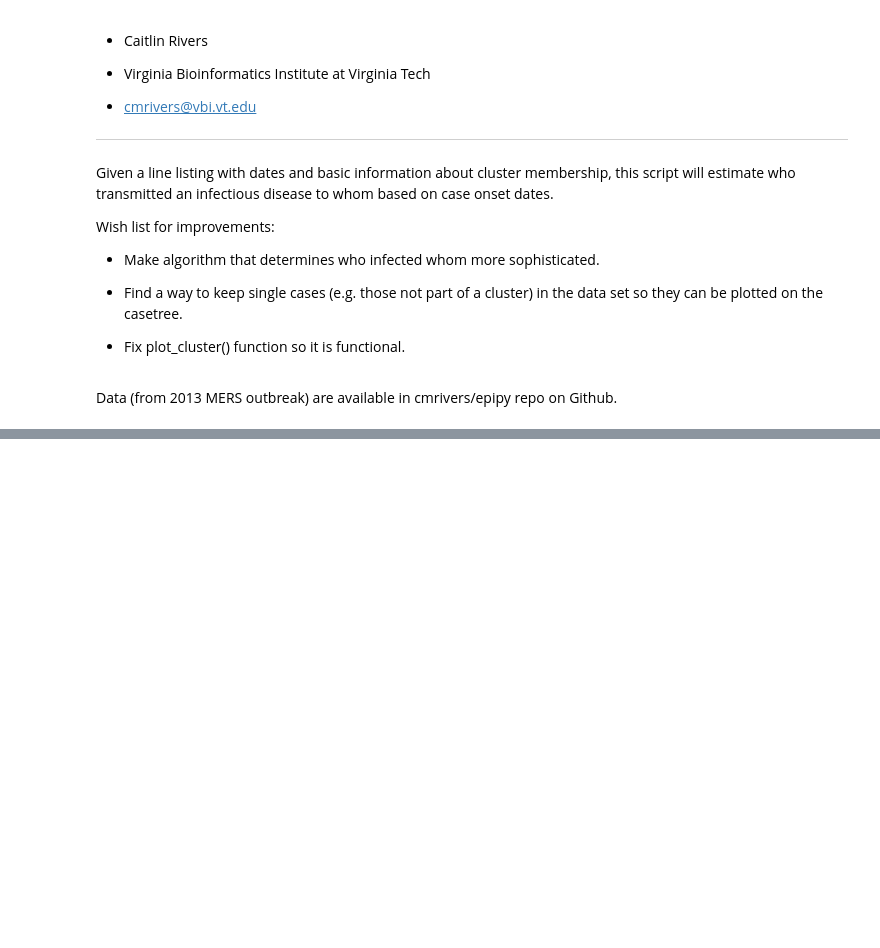
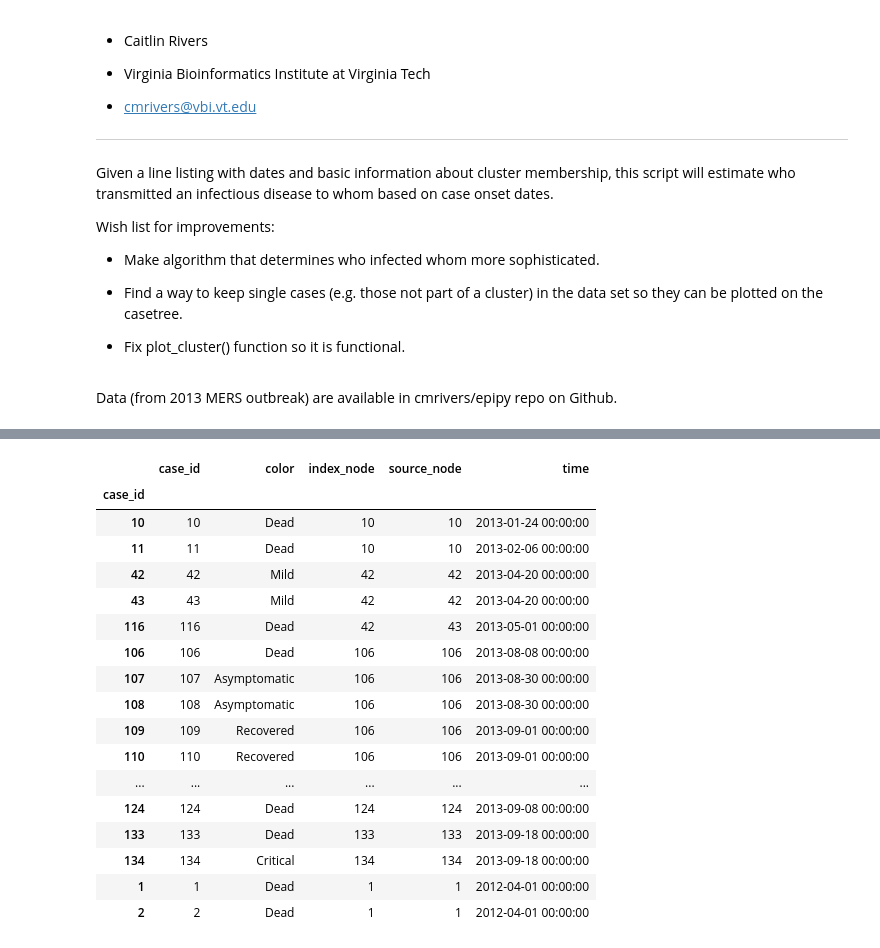
Before and after one commit to cmrivers/epipy, a Jupyter notebook: ipynb/cluster_builder.ipynb, the cells around one changed output, grey strips where cells are left out. Drawn from its saved outputs; the diff is of its cells as text; code cells hidden in the pictures; blank space fills up the shorter version.

```diff
--- a/ipynb/cluster_builder.ipynb
+++ b/ipynb/cluster_builder.ipynb
@@ -109,3 +121,24 @@ mx.save('../cluster_network.pkl')
+# %%
+clusters.tail(50)
+# %% [output]
+|  | case_id | color | index_node | source_node | time |
+| case_id |  |  |  |  |  |
+| 10 | 10 | Dead | 10 | 10 | 2013-01-24 00:00:00 |
+| 11 | 11 | Dead | 10 | 10 | 2013-02-06 00:00:00 |
+| 42 | 42 | Mild | 42 | 42 | 2013-04-20 00:00:00 |
+| 43 | 43 | Mild | 42 | 42 | 2013-04-20 00:00:00 |
+| 116 | 116 | Dead | 42 | 43 | 2013-05-01 00:00:00 |
+| 106 | 106 | Dead | 106 | 106 | 2013-08-08 00:00:00 |
+| 107 | 107 | Asymptomatic | 106 | 106 | 2013-08-30 00:00:00 |
+| 108 | 108 | Asymptomatic | 106 | 106 | 2013-08-30 00:00:00 |
+| 109 | 109 | Recovered | 106 | 106 | 2013-09-01 00:00:00 |
+| 110 | 110 | Recovered | 106 | 106 | 2013-09-01 00:00:00 |
+| ... | ... | ... | ... | ... | ... |
+| 124 | 124 | Dead | 124 | 124 | 2013-09-08 00:00:00 |
+| 133 | 133 | Dead | 133 | 133 | 2013-09-18 00:00:00 |
+| 134 | 134 | Critical | 134 | 134 | 2013-09-18 00:00:00 |
+| 1 | 1 | Dead | 1 | 1 | 2012-04-01 00:00:00 |
+| 2 | 2 | Dead | 1 | 1 | 2012-04-01 00:00:00 |
 # %%
 def plot_cluster(df, cluster_id, date_col):
     """Broken. Date-handling patience gone.
```
Also changed, not shown: parts of 5 cells of this notebook, 4 other files.
